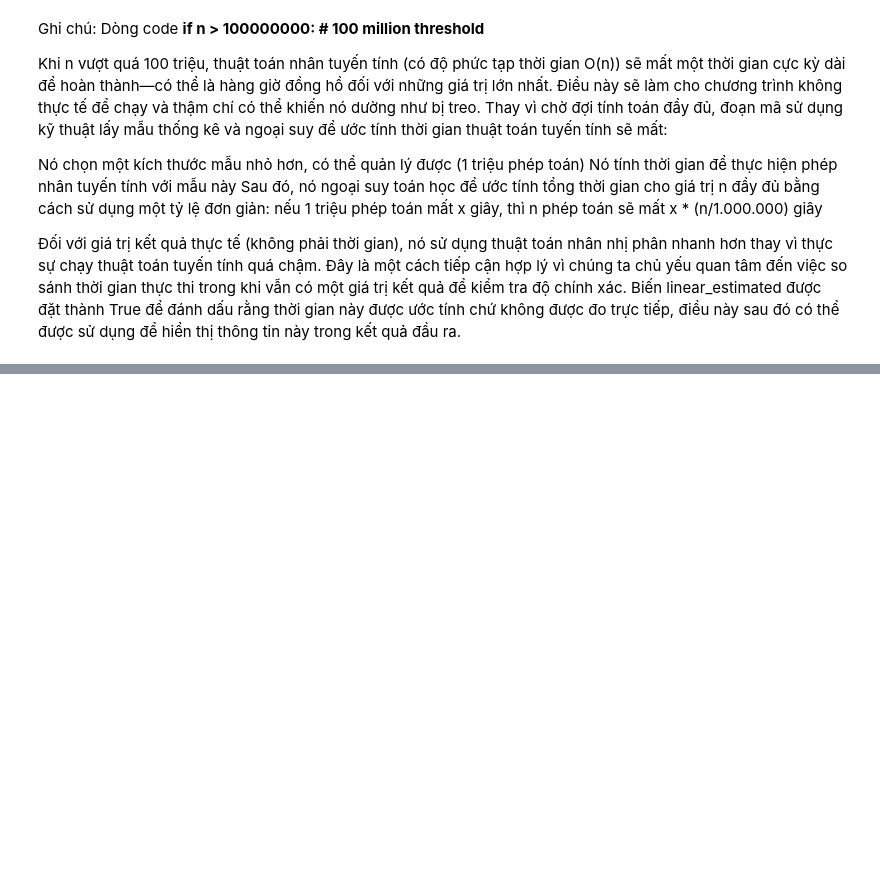
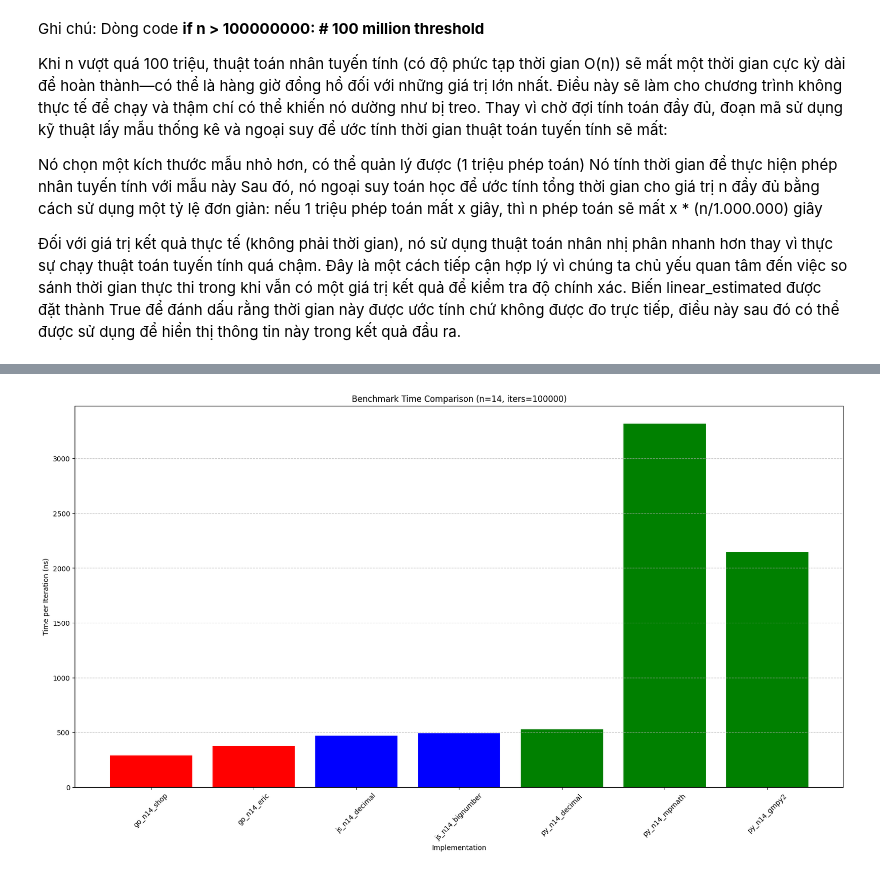
Before and after one commit to DuckyMomo20012/overflow-in-multiplication, a Jupyter notebook: src/notebooks/main.ipynb, the cells around one changed output, grey strips where cells are left out. Drawn from its saved outputs; the diff is of its cells as text; code cells hidden in the pictures; blank space fills up the shorter version.

Commit message:
chore: update notebook benchmark

```diff
--- a/src/notebooks/main.ipynb
+++ b/src/notebooks/main.ipynb
@@ -1060,0 +1065,62 @@ Ngược lại, khi sử dụng double, số lượng không gian biễu diển
+# %%
+import json
+
+data = []
+
+with open("../benchmark/golang/go_benchmark_100000.json", "r") as file:
+    data.append(json.load(file))
+
+with open("../benchmark/js/js_benchmark_100000.json", "r") as file:
+    data.append(json.load(file))
+
+with open("../benchmark/python/python_benchmark_100000.json", "r") as file:
+    data.append(json.load(file))
+
+benchmark_data = [d for dataLang in data for d in dataLang]
+# %%
+import matplotlib.pyplot as plt
+
+# Extract data for plotting
+labels = [entry["label"] for entry in benchmark_data]
+
+labels = list(filter(lambda x: "_n14_" in x, labels))
+
+# time = [entry["time"] for entry in benchmark_data]  # Time per iteration
+# (nanoseconds)
+# Get time based on filtered label
+time = [next(entry["time"] / entry["iterations"] for entry in benchmark_data if entry["label"] == label) for label in labels]
+
+# Define colors based on prefix
+color_map = {
+    "js_": "blue",
+    "py_": "green",
+    "go_": "red"
+}
+
+# Assign colors based on label prefix
+colors = []
+for label in labels:
+    if label.startswith("js_"):
+        colors.append(color_map["js_"])
+    elif label.startswith("py_"):
+        colors.append(color_map["py_"])
+    elif label.startswith("go_"):
+        colors.append(color_map["go_"])
+    else:
+        colors.append("gray")  # Default color
+
+# Create bar chart
+plt.figure(figsize=(20, 10))
+plt.bar(labels, time, color=colors)
+
+# Add labels
+plt.xlabel("Implementation")
+plt.ylabel("Time per Iteration (ns)")
+plt.title("Benchmark Time Comparison (n=14, iters=100000)")
+plt.xticks(rotation=45)
+plt.grid(axis="y", linestyle="--", alpha=0.7)
+
+# Show plot
+plt.show()
+# %% [output]
+[figure, added]
```
Also changed, not shown: parts of 20 cells of this notebook.
